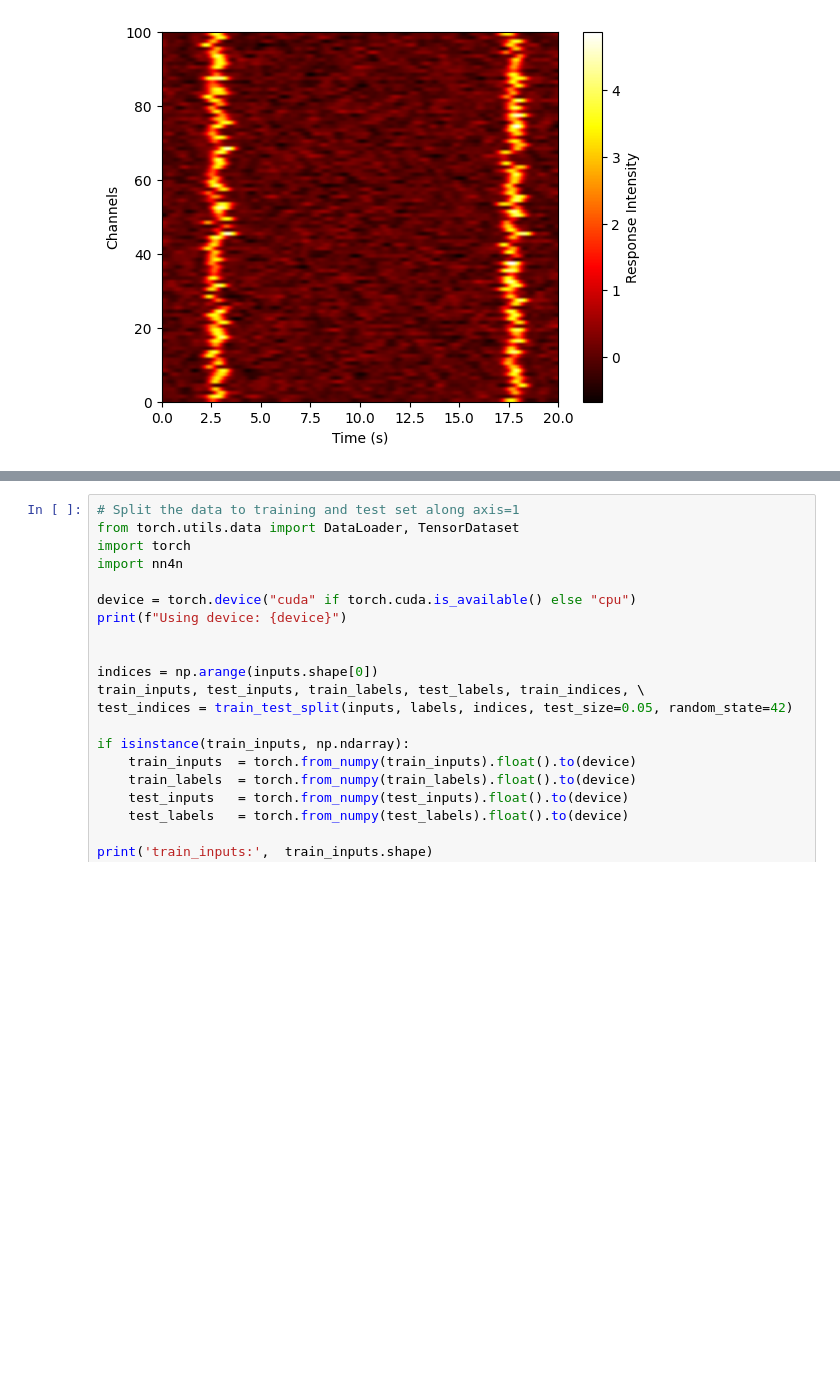
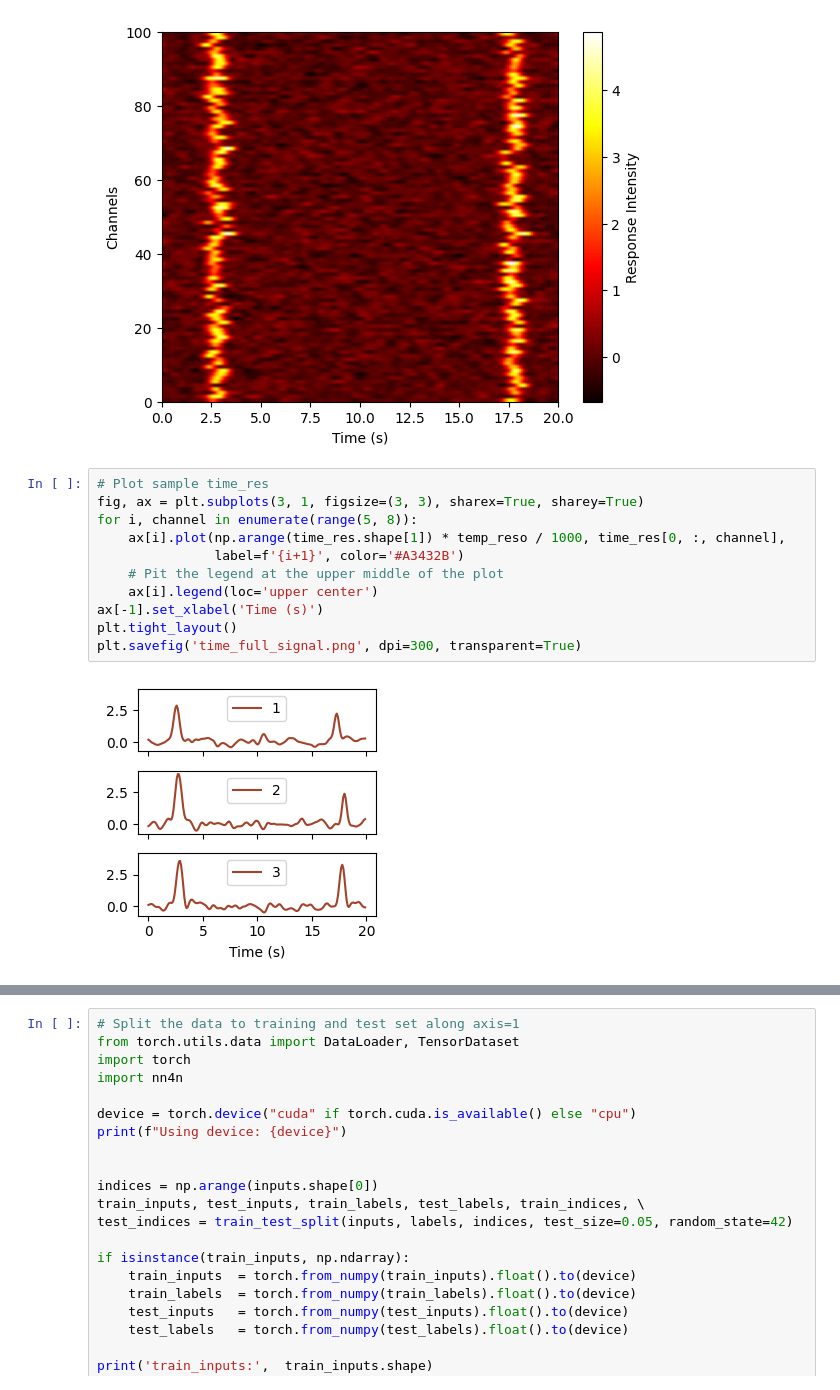
Before and after one commit to qrsyu/STCell, a Jupyter notebook: code/time_exp/2TS_1.ipynb, the cells around one changed output, grey strips where cells are left out. Cells and saved outputs as stored; diff of their text form; blank space fills up the shorter version.

```diff
--- a/code/time_exp/2TS_1.ipynb
+++ b/code/time_exp/2TS_1.ipynb
@@ -93,6 +126,19 @@ plt.ylabel('Channels')
 # %% [output]
 Text(0, 0.5, 'Channels')
 [figure]
+# %%
+# Plot sample time_res
+fig, ax = plt.subplots(3, 1, figsize=(3, 3), sharex=True, sharey=True)
+for i, channel in enumerate(range(5, 8)):
+    ax[i].plot(np.arange(time_res.shape[1]) * temp_reso / 1000, time_res[0, :, channel],
+               label=f'{i+1}', color='#A3432B')
+    # Pit the legend at the upper middle of the plot
+    ax[i].legend(loc='upper center')
+ax[-1].set_xlabel('Time (s)')
+plt.tight_layout()
+plt.savefig('time_full_signal.png', dpi=300, transparent=True)
+# %% [output]
+[figure, added]
 # %%
 labels = time_res.copy()
 
```
Also changed, not shown: parts of 9 cells of this notebook, 47 other files.
